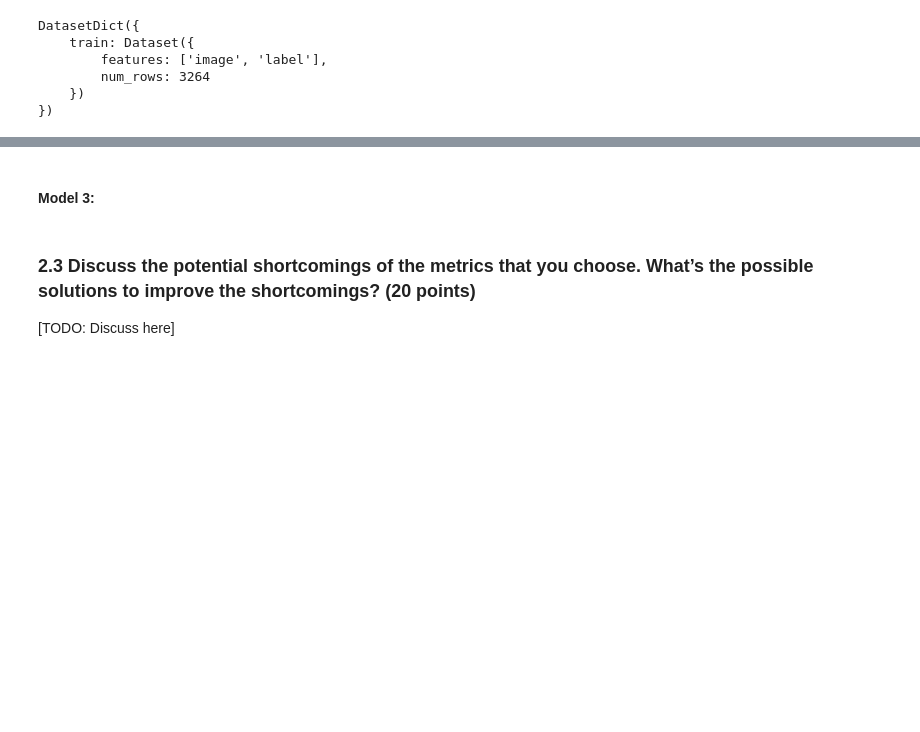
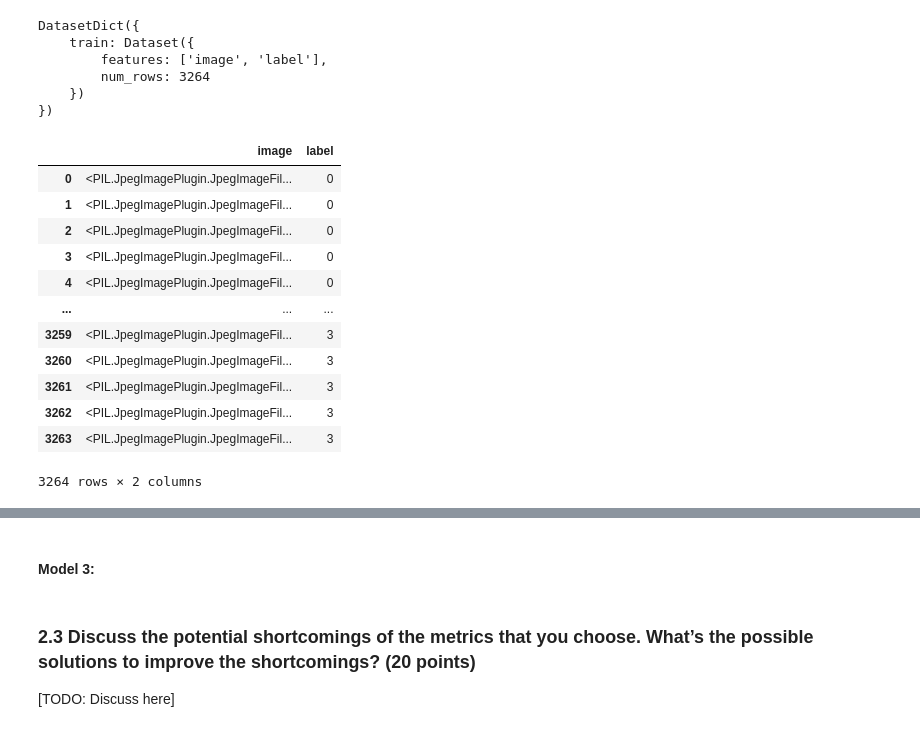
Before and after one commit to trinabrough/deep_learning_PA3, a Jupyter notebook: PA3.ipynb, the cells around one changed output, grey strips where cells are left out. Cells and saved outputs as stored; diff of their text form; code cells hidden in the pictures; blank space fills up the shorter version.

```diff
--- a/PA3.ipynb
+++ b/PA3.ipynb
@@ -149,3 +187,21 @@ DatasetDict({
         num_rows: 3264
     })
 })
+# %%
+
+df = pd.DataFrame(dataset['train'])
+df
+# %% [output]
+|  | image | label |
+| 0 | <PIL.JpegImagePlugin.JpegImageFil... | 0 |
+| 1 | <PIL.JpegImagePlugin.JpegImageFil... | 0 |
+| 2 | <PIL.JpegImagePlugin.JpegImageFil... | 0 |
+| 3 | <PIL.JpegImagePlugin.JpegImageFil... | 0 |
+| 4 | <PIL.JpegImagePlugin.JpegImageFil... | 0 |
+| ... | ... | ... |
+| 3259 | <PIL.JpegImagePlugin.JpegImageFil... | 3 |
+| 3260 | <PIL.JpegImagePlugin.JpegImageFil... | 3 |
+| 3261 | <PIL.JpegImagePlugin.JpegImageFil... | 3 |
+| 3262 | <PIL.JpegImagePlugin.JpegImageFil... | 3 |
+| 3263 | <PIL.JpegImagePlugin.JpegImageFil... | 3 |
+3264 rows × 2 columns
```
Also changed, not shown: parts of 21 cells of this notebook.
